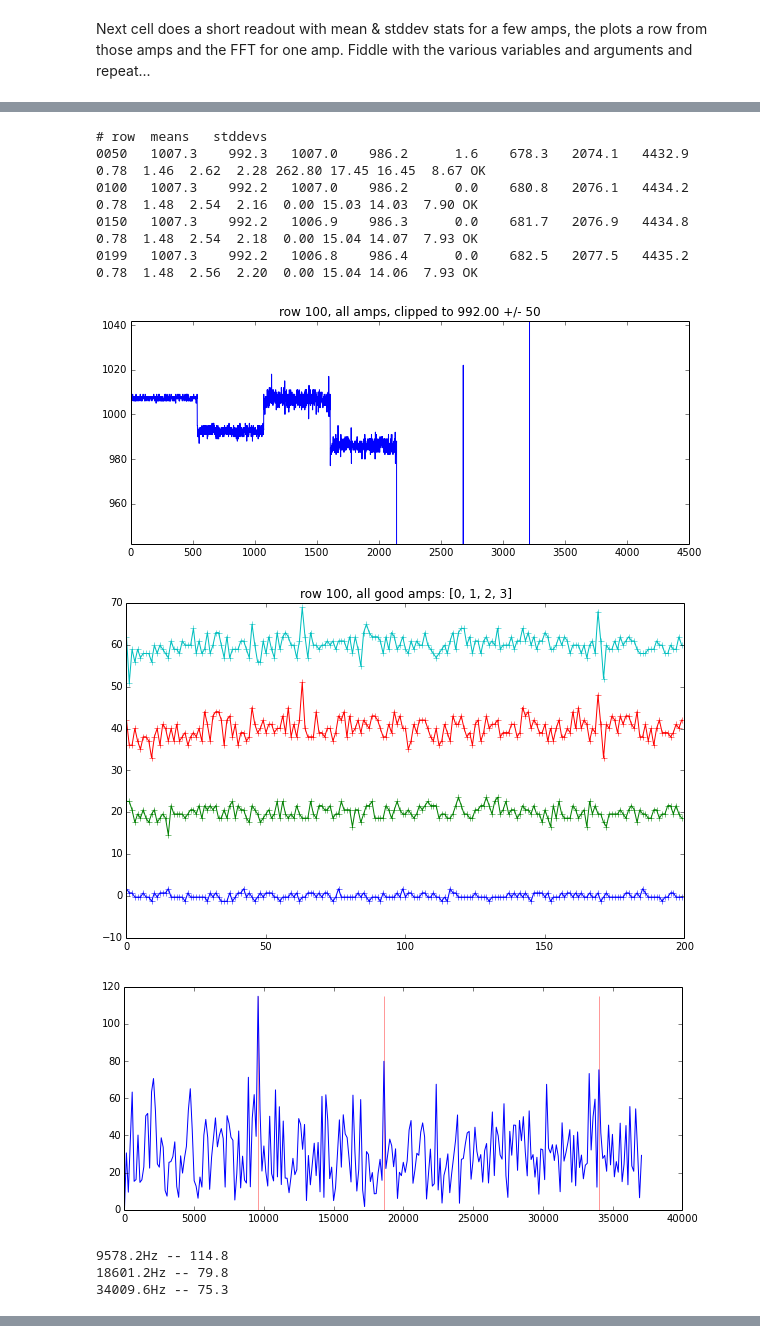
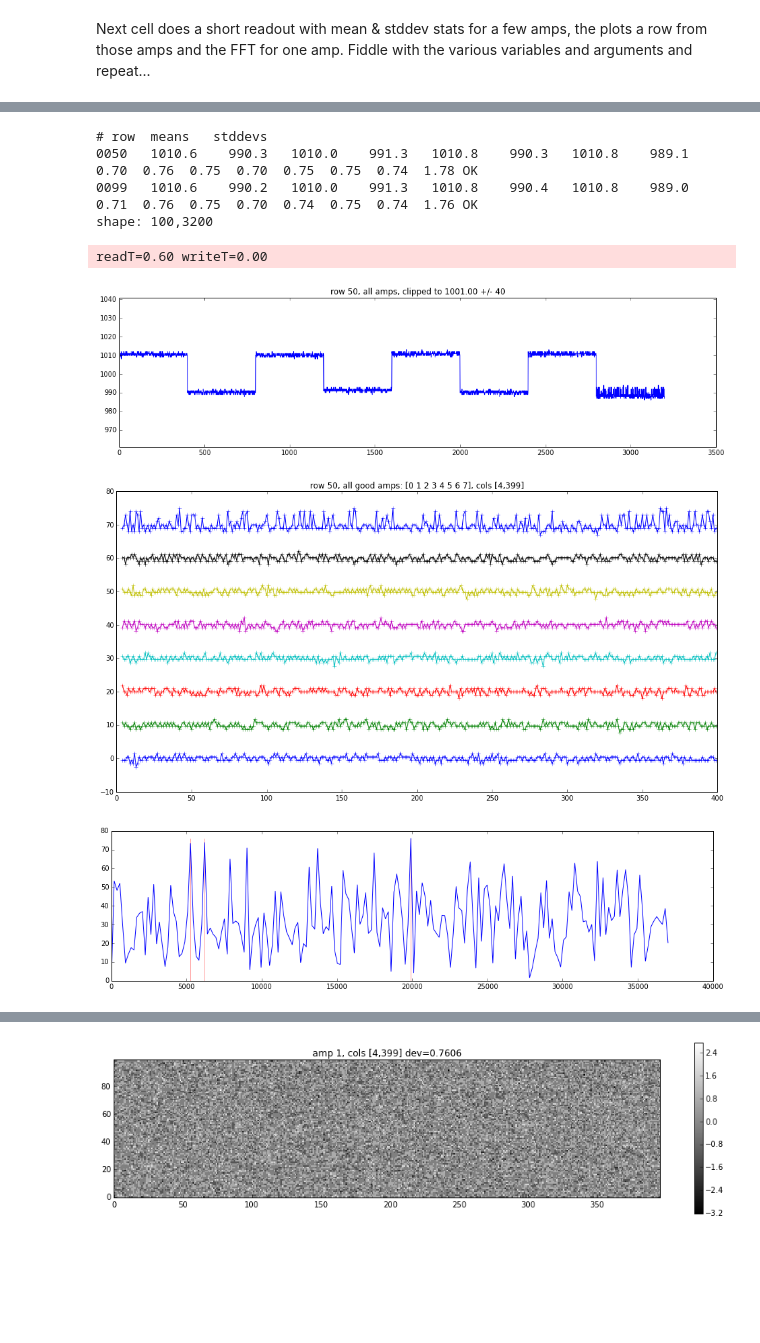
Before and after one commit to Subaru-PFS/ics_xcu_fpga, a Jupyter notebook: notebooks/ccdControl.ipynb, the cells around one changed output, grey strips where cells are left out. Saved outputs shown, nothing was run; the diff lists cells and outputs as text; code cells hidden in the pictures; blank space fills up the shorter version.

```diff
--- a/notebooks/ccdControl.ipynb
+++ b/notebooks/ccdControl.ipynb
@@ -208,0 +326,2 @@ startStep[0] = -0.2
+# %%
+offsets, levels = gainCurve(stepSize=0.03999)
@@ -208,0 +404,18 @@ startStep[0] = -0.2
+# %%
+print offs
+print levels
+offs = offsets[1:]
+la = array(levels[1:])
+fig = figure('levels')
+fig.clf()
+p = fig.add_subplot(111)
+
+fitgains = []
+for a in range(ccd.namps):
+    fit = np.polyfit(offs, la[:,a], 1)
+    ev = np.polyval(fit, offs)
+    p.plot(offs, la[:,a]-ev, '+-')
+    print "%d: %s" % (a, fit)
+    fitgains.append(fit)
+
+fitgains = array(fitgains)
@@ -244,50 +509,59 @@ Next cell does a short readout with mean & stddev stats for a few amps, the plot
 # %%
-focusAmp = 0                # Which amp to focus on
-nrows = 200                # How many rows to read out.
-pcols = arange(200)        # Which cols to plot
+focusAmp = 7             # Which amp to focus on
+nrows = 100                # How many rows to read out.
+ncols = 400
+pcols = arange(4,ncols)        # Which cols to plot
 prow = (nrows+1)/2      # which row to plot
-focusMask = ccd.ampidx(fftAmp, im)
+
+figWidth = 16
 
 # read, discard, pause, re-read, to get rid of the worst ramp
-argDict = dict(everyNRows=50, ampList=allAmps, ccd=ccd)
-#im = ccd.readImage(nrows=nrows, rowFunc=ccdFuncs.rowStats, rowFuncArgs=argDict, doSave=True)
+argDict = dict(everyNRows=50, ampList=goodAmps, cols=pcols, ccd=ccd)
+#im = ccd.readImage(nrows=nrows, ncols=ncols, rowFunc=ccdFuncs.rowStats, rowFuncArgs=argDict, doSave=False)
 #time.sleep(1)
 print "# row  means   stddevs"
-im = ccd.readImage(nrows=nrows, rowFunc=ccdFuncs.rowStats, rowFuncArgs=argDict, doSave=False)
+im = ccd.readImage(nrows=nrows, ncols=ncols, rowFunc=ccdFuncs.rowStats, rowFuncArgs=argDict, doSave=False)
+print "shape: %s,%s" % (im.shape)
+focusMask = ccd.ampidx(focusAmp, im)[pcols]
 
-medpix = median(im[prow, focusMask])
-pixrange = 50
-figure(figsize=(10,4))
+medpix = median(im[prow])
+
+pixrange = 40
+f1 = figure(figsize=(figWidth,figWidth/4))
 plot(im[prow], scaley=False)
 axis([None, None, medpix-pixrange, medpix+pixrange])
 title('row %d, all amps, clipped to %0.2f +/- %d' % (prow, medpix, pixrange))
 show()
 
 # Plot all the "good" amps
-plotAmps(im, amps=goodAmps, row=prow, cols=pcols, plotOffset=20)
-title('row %d, all good amps: %s' % (prow, goodAmps))
+f2 = figure(figsize=(figWidth,figWidth/2))
+plotAmps(im, amps=goodAmps, row=prow, cols=pcols, plotOffset=10, fig=f2)
+title('row %d, all good amps: %s, cols [%d,%d]' % (prow, goodAmps,
+                                                   pcols[0],pcols[-1]))
 
 # plot the bad amps individually
 for a in badAmps:
     plotAmps(im, amps=[a], row=prow, cols=pcols, plotOffset=20)
     title('row %d, bad amp %d' % (prow, a))
 
 
-figure(figsize=(10,4))
+figure(figsize=(figWidth, figWidth/4))
 ampSeg = im[prow,focusMask]
 freqs, fft, peak_ii = ccdFuncs.plotTopPeriods(ampSeg, topN=3)
 
-figure(figsize=(10,4))
-imshow(im[:,focusMask])
+for a in goodAmps:
+    fig = figure(figsize=(figWidth, figWidth/4))
+    ampIm = im[:,ccd.ampidx(a, im)[pcols]]
+    p = fig.add_subplot(111)
+    pp = p.imshow(ampIm-ampIm.mean())
+    title('amp %d, cols [%d,%d] dev=%0.4f' % (a, pcols[0], pcols[-1], ampIm.std()))
+    fig.colorbar(pp)
 # %% [output]
 # row  means   stddevs
-0050   1007.3    992.3   1007.0    986.2      1.6    678.3   2074.1   4432.9  0.78  1.46  2.62  2.28 262.80 17.45 16.45  8.67 OK
-0100   1007.3    992.2   1007.0    986.2      0.0    680.8   2076.1   4434.2  0.78  1.48  2.54  2.16  0.00 15.03 14.03  7.90 OK
-0150   1007.3    992.2   1006.9    986.3      0.0    681.7   2076.9   4434.8  0.78  1.48  2.54  2.18  0.00 15.04 14.07  7.93 OK
-0199   1007.3    992.2   1006.8    986.4      0.0    682.5   2077.5   4435.2  0.78  1.48  2.56  2.20  0.00 15.04 14.06  7.93 OK
+0050   1010.6    990.3   1010.0    991.3   1010.8    990.3   1010.8    989.1  0.70  0.76  0.75  0.70  0.75  0.75  0.74  1.78 OK
+0099   1010.6    990.2   1010.0    991.3   1010.8    990.4   1010.8    989.0  0.71  0.76  0.75  0.70  0.74  0.75  0.74  1.76 OK
+shape: 100,3200
+readT=0.60 writeT=0.00
-[figure, old version]
+[figure, new version]
-[figure, old version]
+[figure, new version]
-[figure, old version]
+[figure, new version]
-9578.2Hz -- 114.8
-18601.2Hz -- 79.8
-34009.6Hz -- 75.3
@@ -295,0 +572 @@ imshow(im[:,focusMask])
+[figure, added]
```
Also changed, not shown: parts of 16 cells of this notebook.
